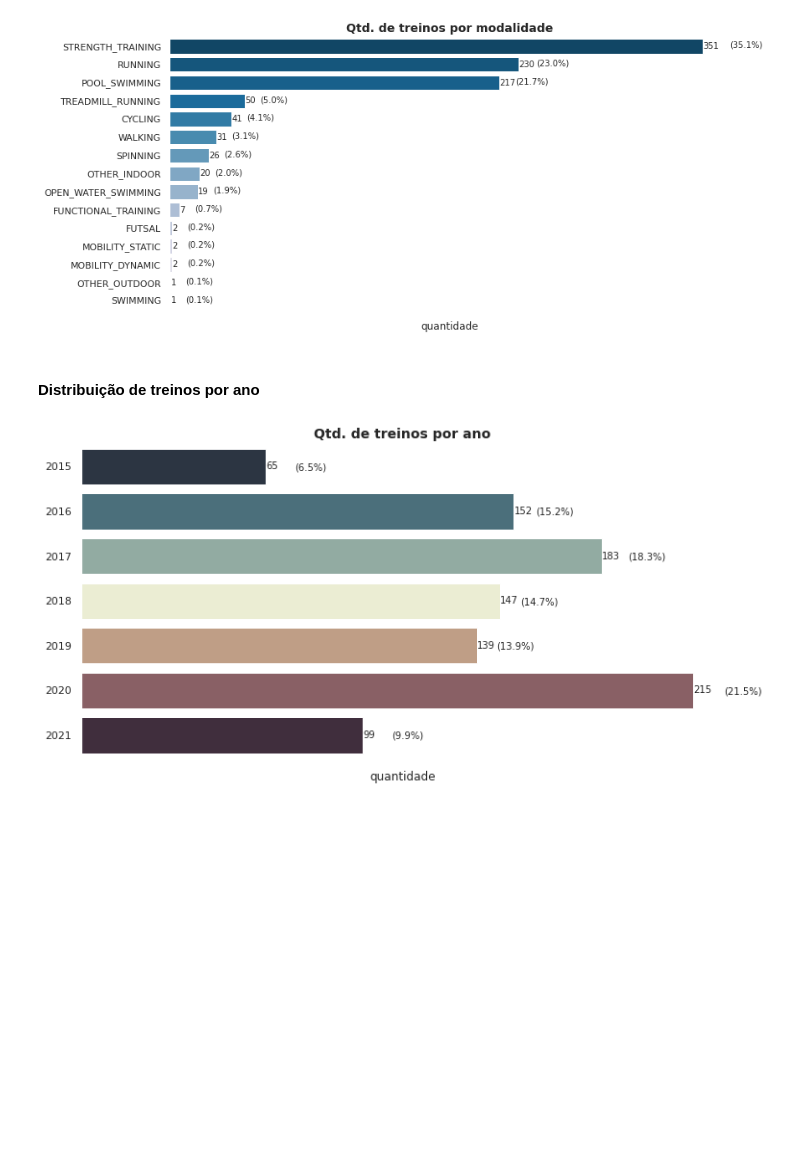
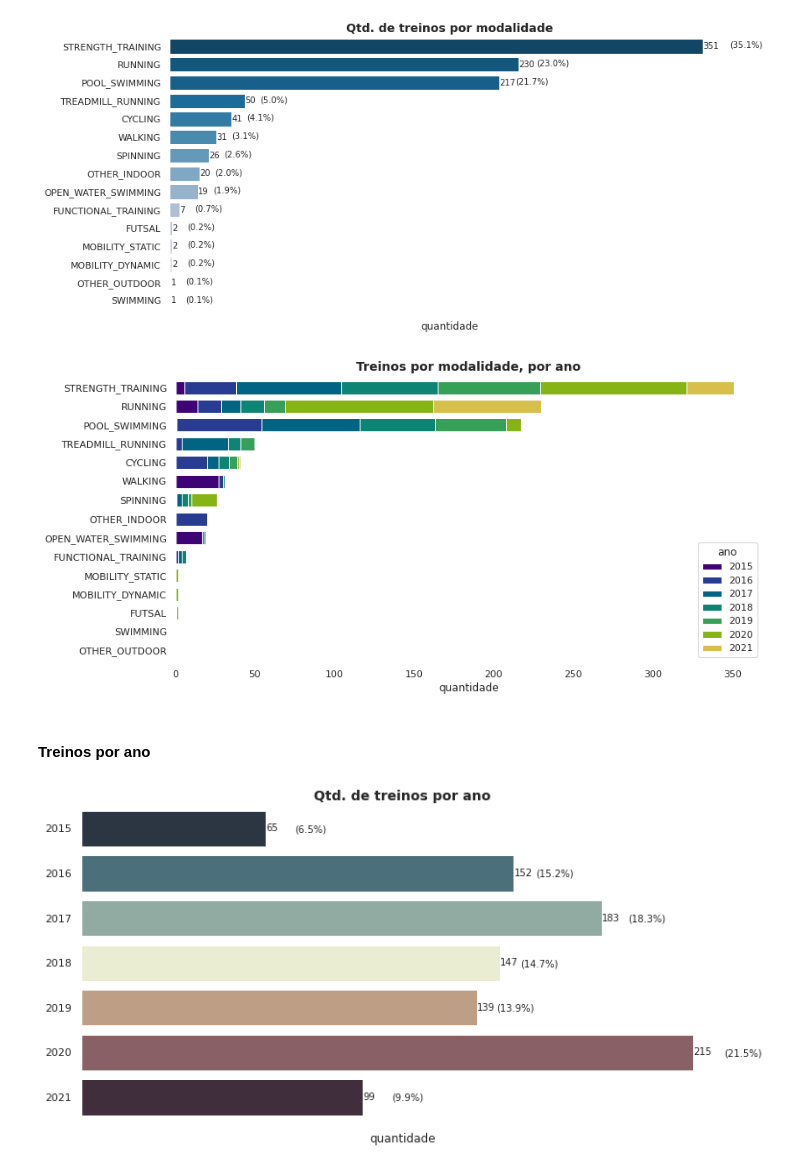
Before and after one commit to halisson-gomides/hacktathon-iesb-2022, a Jupyter notebook: EDA_hackathonIESB_2022.ipynb, the cells around one changed output. Saved outputs shown, nothing was run; the diff lists cells and outputs as text; code cells hidden in the pictures; blank space fills up the shorter version.

```diff
--- a/EDA_hackathonIESB_2022.ipynb
+++ b/EDA_hackathonIESB_2022.ipynb
@@ -448,5 +451,16 @@ plt.show();
 grafico_quantidade(variavel='exercises_0_sport', df=data, titulo='Qtd. de treinos por modalidade', paleta='PuBu_r', tamanho=(12,6));
 # %% [output]
 [figure]
+# %%
+recorte = pd.crosstab(data['exercises_0_sport'], data['ano'])
+recorte = recorte.assign(soma=recorte.sum(axis=1)).sort_values('soma')[list(range(2015,2022))]
+cmap = cmr.get_sub_cmap('cmr.rainforest', 0.2, 0.8, N=7)
+ax = recorte.plot(kind='barh', stacked=True, colormap=cmap, figsize=(12,6), width=0.7)
+
+ax.set_ylabel(None)
+ax.set_xlabel('quantidade')
+ax.set_title('Treinos por modalidade, por ano', fontdict={'fontsize': 14, 'fontweight':'bold'});
+# %% [output]
+[figure, added]
 # %% [markdown]
-#### Distribuição de treinos por ano
+#### Treinos por ano
```
Also changed, not shown: parts of 8 cells of this notebook.
